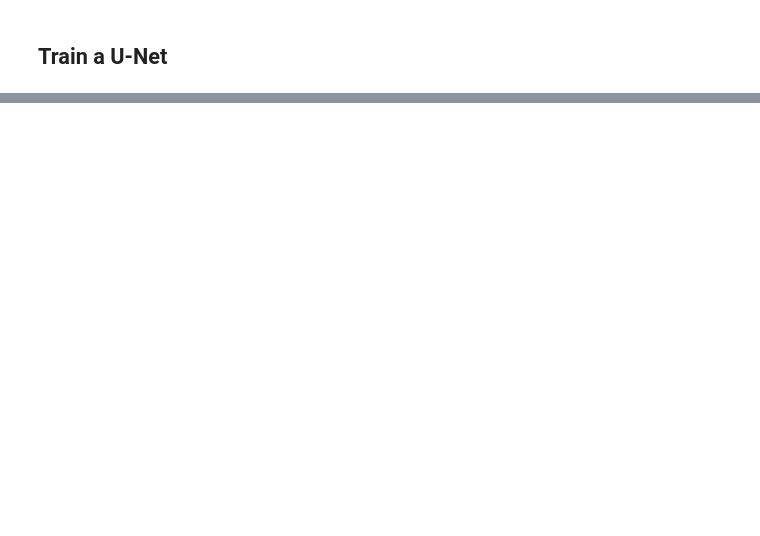
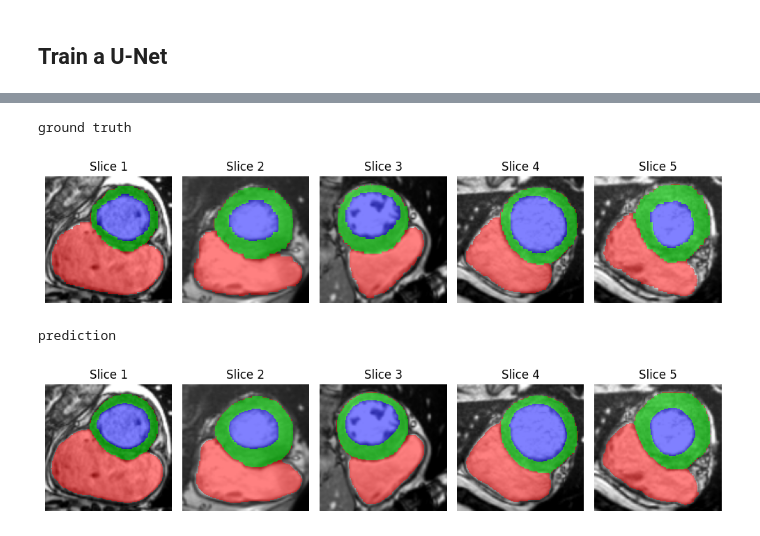
Before and after one commit to MunchkinChen/IMA206_project, a Jupyter notebook: run.ipynb, the cells around one changed output, grey strips where cells are left out. Drawn from its saved outputs; the diff is of its cells as text; code cells hidden in the pictures; blank space fills up the shorter version.

```diff
--- a/run.ipynb
+++ b/run.ipynb
@@ -422,7 +237,0 @@ average DICE score on test set for class 3: 0.926
-# %%
-# smallest (resp. biggest) DICE metrics - worst (resp. best) performance
-dsc_means = np.nanmean(dscs, axis=1)
-sorted_indices = np.argsort(dsc_means)
-worst_indices = sorted_indices[:10]
-best_indices = sorted_indices[-10:][::-1]
-worst_indices, best_indices
@@ -539,0 +567,8 @@ train_loader = DataLoader(train_set, batch_size=8)
+# %%
+predict_label(model_w, best_batch, visualize=True)
+# show corresponding DICE TODO
+# %% [output]
+ground truth
+[figure, added]
+prediction
+[figure, added]
```
Also changed, not shown: parts of 68 cells of this notebook, 1 other file.
